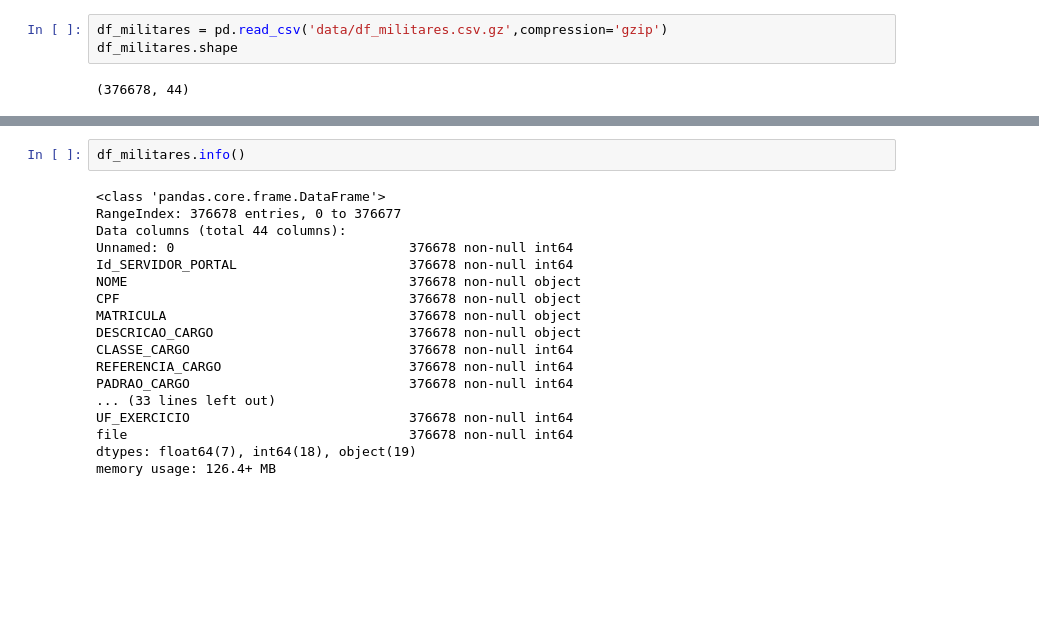
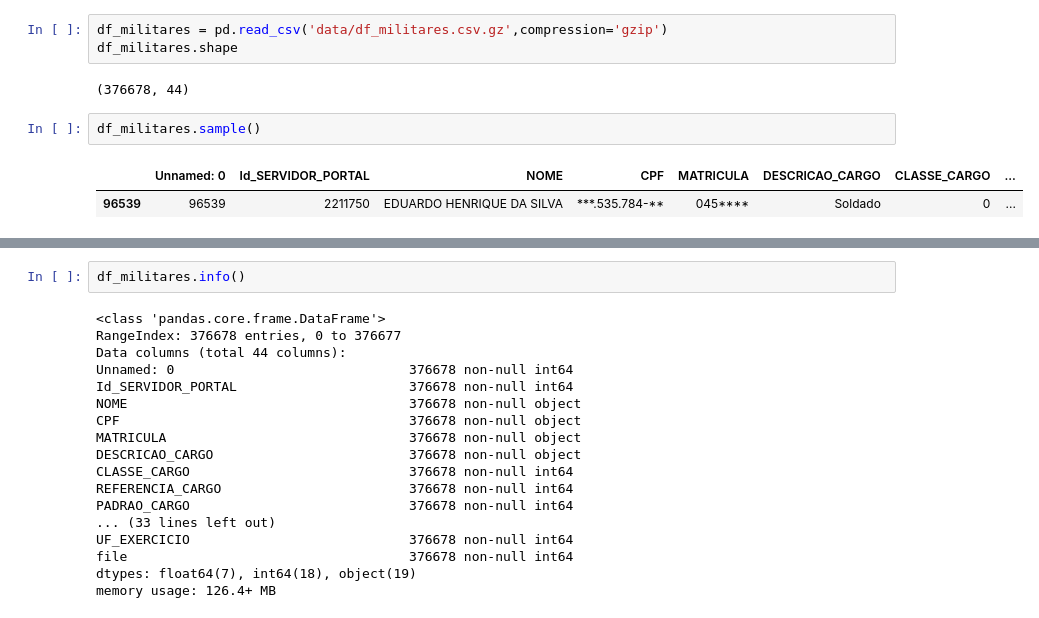
Before and after one commit to erickmattoso/an_militares_das, a Jupyter notebook: Step 2 - Data Processing - DAS e Militares.ipynb, the cells around one changed output, grey strips where cells are left out. Drawn from its saved outputs; the diff is of its cells as text; blank space fills up the shorter version.

```diff
--- a/Step 2 - Data Processing - DAS e Militares.ipynb
+++ b/Step 2 - Data Processing - DAS e Militares.ipynb
@@ -46,3 +46,8 @@ df_militares = pd.read_csv('data/df_militares.csv.gz',compression='gzip')
 df_militares.shape
 # %% [output]
 (376678, 44)
+# %%
+df_militares.sample()
+# %% [output]
+|  | Unnamed: 0 | Id_SERVIDOR_PORTAL | NOME | CPF | MATRICULA | DESCRICAO_CARGO | CLASSE_CARGO | ... |
+| 96539 | 96539 | 2211750 | EDUARDO HENRIQUE DA SILVA | ***.535.784-** | 045**** | Soldado | 0 | ... |
```
Also changed, not shown: parts of 14 cells of this notebook, 4 other files.
